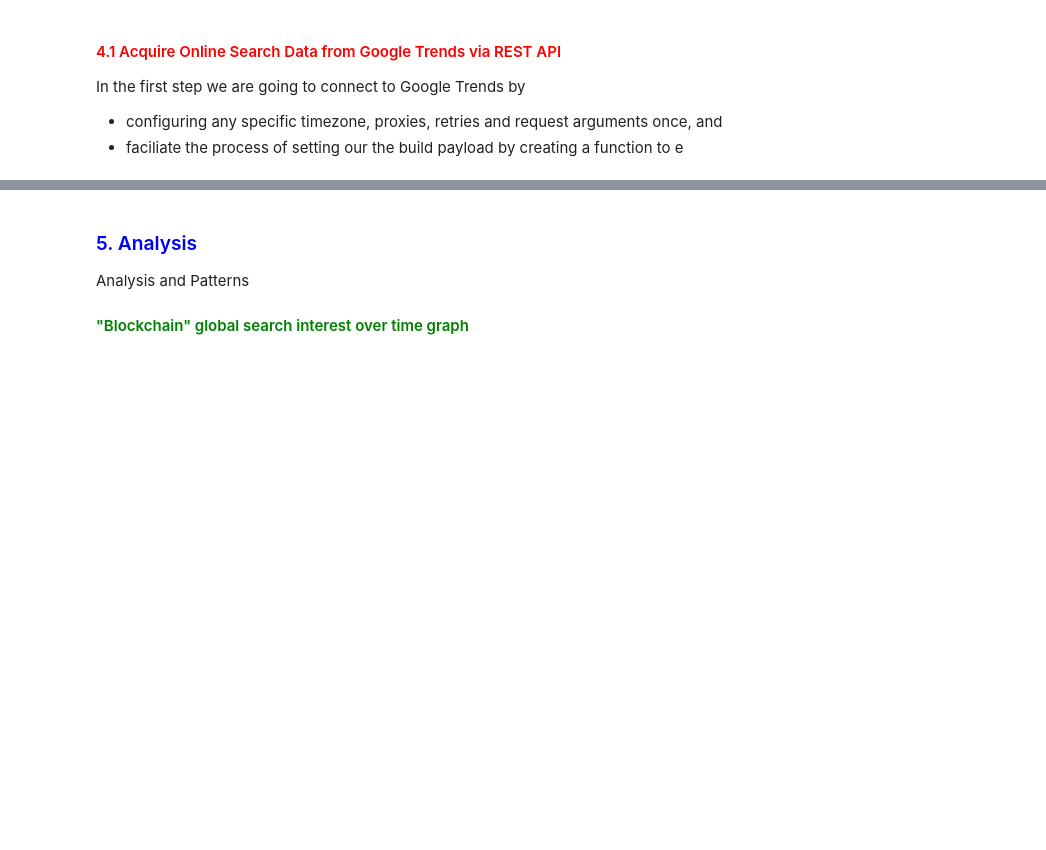
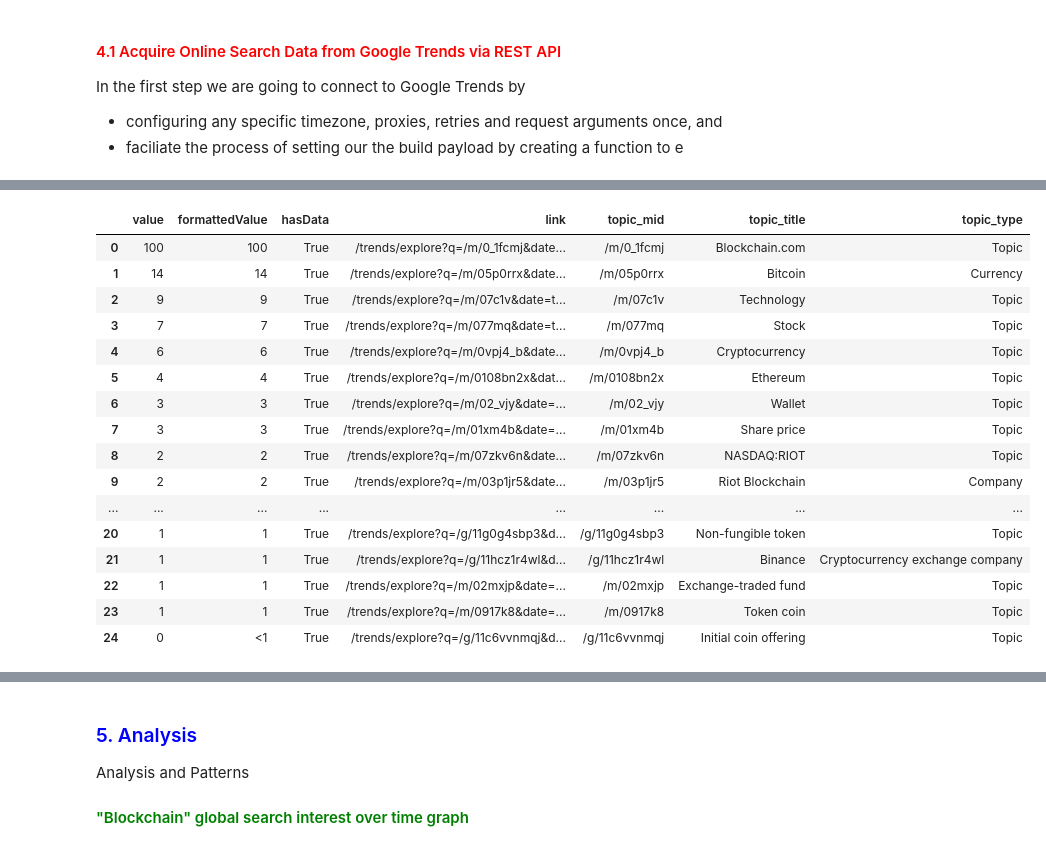
Before and after one commit to paulowe/python-data-programming, a Jupyter notebook: assignments/cw2 drafts/analysis.ipynb, the cells around one changed output, grey strips where cells are left out. Saved outputs shown, nothing was run; the diff lists cells and outputs as text; code cells hidden in the pictures; blank space fills up the shorter version.

Commit message:
related_topics

```diff
--- a/assignments/cw2 drafts/analysis.ipynb
+++ b/assignments/cw2 drafts/analysis.ipynb
@@ -193,0 +193,9 @@ We are interested in a comprehensive understanding of the deluge around blockcha
+# %%
+def get_related_topics():
+    try:
+        return google_trends.related_topics()
+    except e:
+        print(f"Failed Related Topics Request: {e}")
+# %%
+topic_dicts = get_related_topics()
+print(f"Object Type:{type(topic_dicts)}, Object: {topic_dicts}")
@@ -193,0 +222,3 @@ We are interested in a comprehensive understanding of the deluge around blockcha
+# %%
+blockchain_topic_dicts = topic_dicts.get('Blockchain')
+blockchain_topic_dicts.keys()
@@ -193,0 +247,20 @@ We are interested in a comprehensive understanding of the deluge around blockcha
+# %%
+blockchain_topic_dicts.get('top')
+# %% [output]
+|  | value | formattedValue | hasData | link | topic_mid | topic_title | topic_type |
+| 0 | 100 | 100 | True | /trends/explore?q=/m/0_1fcmj&date... | /m/0_1fcmj | Blockchain.com | Topic |
+| 1 | 14 | 14 | True | /trends/explore?q=/m/05p0rrx&date... | /m/05p0rrx | Bitcoin | Currency |
+| 2 | 9 | 9 | True | /trends/explore?q=/m/07c1v&date=t... | /m/07c1v | Technology | Topic |
+| 3 | 7 | 7 | True | /trends/explore?q=/m/077mq&date=t... | /m/077mq | Stock | Topic |
+| 4 | 6 | 6 | True | /trends/explore?q=/m/0vpj4_b&date... | /m/0vpj4_b | Cryptocurrency | Topic |
+| 5 | 4 | 4 | True | /trends/explore?q=/m/0108bn2x&dat... | /m/0108bn2x | Ethereum | Topic |
+| 6 | 3 | 3 | True | /trends/explore?q=/m/02_vjy&date=... | /m/02_vjy | Wallet | Topic |
+| 7 | 3 | 3 | True | /trends/explore?q=/m/01xm4b&date=... | /m/01xm4b | Share price | Topic |
+| 8 | 2 | 2 | True | /trends/explore?q=/m/07zkv6n&date... | /m/07zkv6n | NASDAQ:RIOT | Topic |
+| 9 | 2 | 2 | True | /trends/explore?q=/m/03p1jr5&date... | /m/03p1jr5 | Riot Blockchain | Company |
+| ... | ... | ... | ... | ... | ... | ... | ... |
+| 20 | 1 | 1 | True | /trends/explore?q=/g/11g0g4sbp3&d... | /g/11g0g4sbp3 | Non-fungible token | Topic |
+| 21 | 1 | 1 | True | /trends/explore?q=/g/11hcz1r4wl&d... | /g/11hcz1r4wl | Binance | Cryptocurrency exchange company |
+| 22 | 1 | 1 | True | /trends/explore?q=/m/02mxjp&date=... | /m/02mxjp | Exchange-traded fund | Topic |
+| 23 | 1 | 1 | True | /trends/explore?q=/m/0917k8&date=... | /m/0917k8 | Token coin | Topic |
+| 24 | 0 | <1 | True | /trends/explore?q=/g/11c6vvnmqj&d... | /g/11c6vvnmqj | Initial coin offering | Topic |
```
Also changed, not shown: parts of 12 cells of this notebook.
